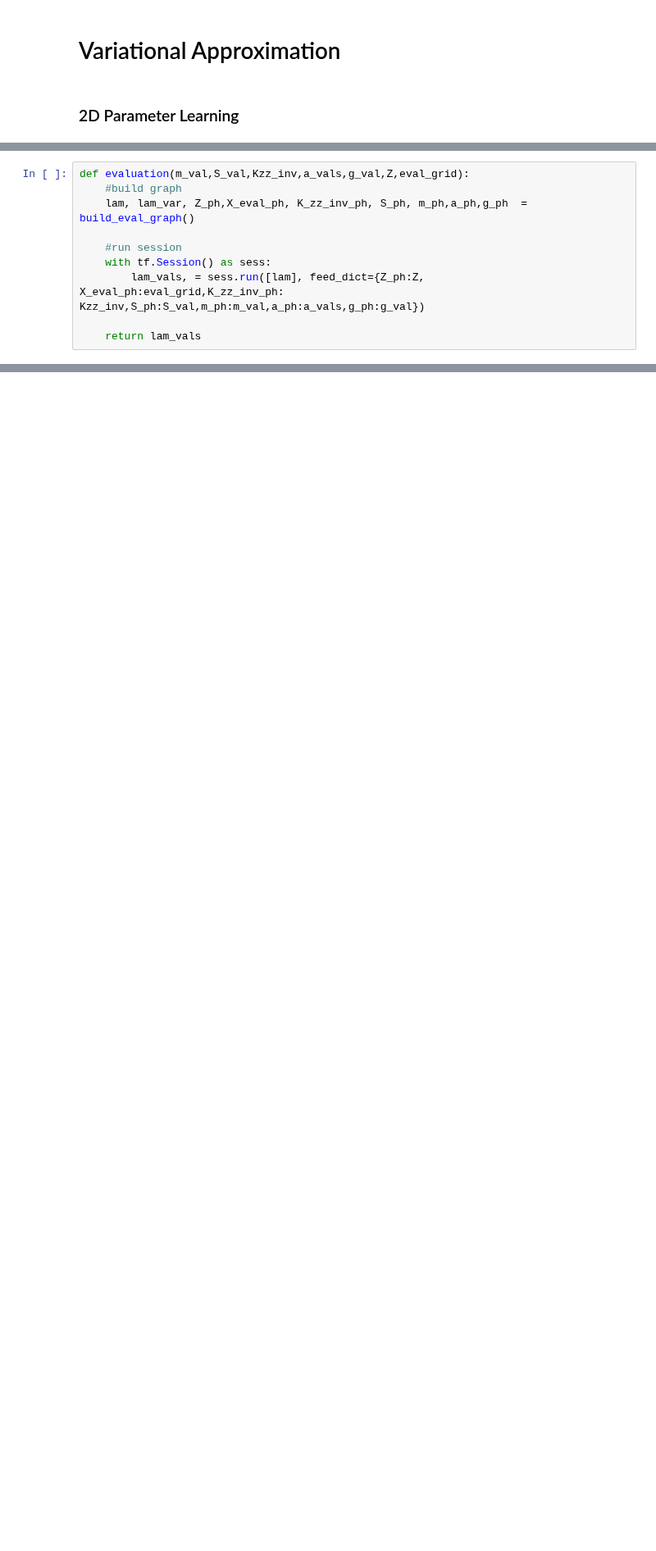
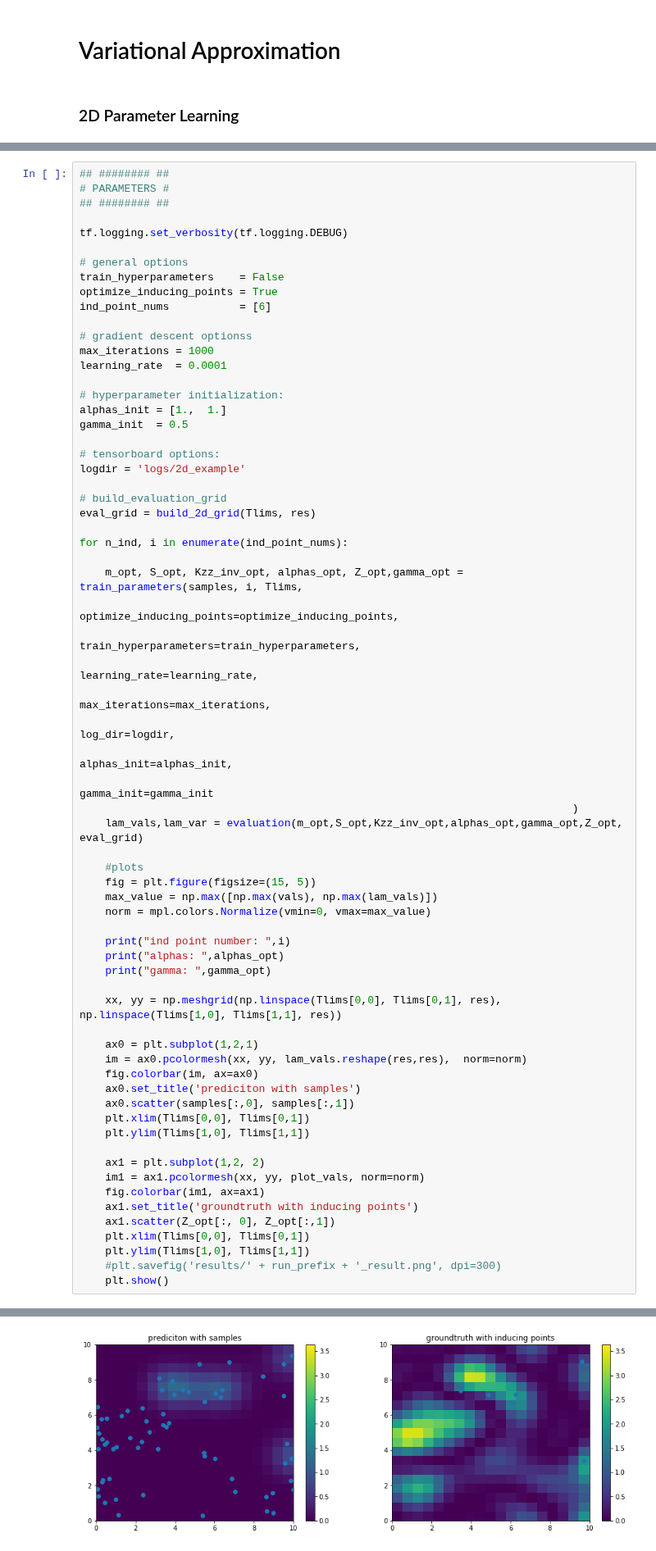
Before and after one commit to maxkohlbrenner/pmai-vi-gpmpp, a Jupyter notebook: 2D Example.ipynb, the cells around one changed output, grey strips where cells are left out. Shown at 82% size. Cells and saved outputs as stored; diff of their text form; blank space fills up the shorter version.

Commit message:
updated 2d example

```diff
--- a/2D Example.ipynb
+++ b/2D Example.ipynb
@@ -158,10 +86,68 @@ def train_parameters(res_inducing_points, alpha_init, data):
-# %%
-def evaluation(m_val,S_val,Kzz_inv,a_vals,g_val,Z,eval_grid):
-    #build graph
-    lam, lam_var, Z_ph,X_eval_ph, K_zz_inv_ph, S_ph, m_ph,a_ph,g_ph  = build_eval_graph()
-
-    #run session
-    with tf.Session() as sess:
-        lam_vals, = sess.run([lam], feed_dict={Z_ph:Z, X_eval_ph:eval_grid,K_zz_inv_ph: Kzz_inv,S_ph:S_val,m_ph:m_val,a_ph:a_vals,g_ph:g_val})
-
-    return lam_vals
+# %%
+## ######## ##
+# PARAMETERS #
+## ######## ##
+
+tf.logging.set_verbosity(tf.logging.DEBUG)
+
+# general options
+train_hyperparameters    = False
+optimize_inducing_points = True
+ind_point_nums           = [6]
+
+# gradient descent optionss
+max_iterations = 1000
+learning_rate  = 0.0001
+
+# hyperparameter initialization:
+alphas_init = [1.,  1.]
+gamma_init  = 0.5
+
+# tensorboard options:
+logdir = 'logs/2d_example'
+
+# build_evaluation_grid
+eval_grid = build_2d_grid(Tlims, res)
+
+for n_ind, i in enumerate(ind_point_nums):
+
+    m_opt, S_opt, Kzz_inv_opt, alphas_opt, Z_opt,gamma_opt = train_parameters(samples, i, Tlims,
+                                                                              optimize_inducing_points=optimize_inducing_points,
+                                                                              train_hyperparameters=train_hyperparameters,
+                                                                              learning_rate=learning_rate,
+                                                                              max_iterations=max_iterations,
+                                                                              log_dir=logdir,
+                                                                              alphas_init=alphas_init,
+                                                                              gamma_init=gamma_init
+                                                                             )
+    lam_vals,lam_var = evaluation(m_opt,S_opt,Kzz_inv_opt,alphas_opt,gamma_opt,Z_opt, eval_grid)
+
+    #plots
+    fig = plt.figure(figsize=(15, 5))
+    max_value = np.max([np.max(vals), np.max(lam_vals)])
+    norm = mpl.colors.Normalize(vmin=0, vmax=max_value)
+
+    print("ind point number: ",i)
+    print("alphas: ",alphas_opt)
+    print("gamma: ",gamma_opt)
+
+    xx, yy = np.meshgrid(np.linspace(Tlims[0,0], Tlims[0,1], res), np.linspace(Tlims[1,0], Tlims[1,1], res))
+
+    ax0 = plt.subplot(1,2,1)
+    im = ax0.pcolormesh(xx, yy, lam_vals.reshape(res,res),  norm=norm)
+    fig.colorbar(im, ax=ax0)
+    ax0.set_title('prediciton with samples')
+    ax0.scatter(samples[:,0], samples[:,1])
+    plt.xlim(Tlims[0,0], Tlims[0,1])
+    plt.ylim(Tlims[1,0], Tlims[1,1])
+
+    ax1 = plt.subplot(1,2, 2)
+    im1 = ax1.pcolormesh(xx, yy, plot_vals, norm=norm)
+    fig.colorbar(im1, ax=ax1)
+    ax1.set_title('groundtruth with inducing points')
+    ax1.scatter(Z_opt[:, 0], Z_opt[:,1])
+    plt.xlim(Tlims[0,0], Tlims[0,1])
+    plt.ylim(Tlims[1,0], Tlims[1,1])
+    #plt.savefig('results/' + run_prefix + '_result.png', dpi=300)
+    plt.show()
+# %% [output]
@@ -168,3 +158,4 @@ def evaluation(m_val,S_val,Kzz_inv,a_vals,g_val,Z,eval_grid):
+[figure, added]
 # %%
 def get_lower_test_bound(test_samples, m, S, Kzz_inv, a, g, Z):
     lower_bound, Z_ph, X_test_ph, m_ph, S_ph,K_zz_inv_ph,a_ph,g_ph  = get_test_log_likelihood()
```
Also changed, not shown: parts of 10 cells of this notebook.
